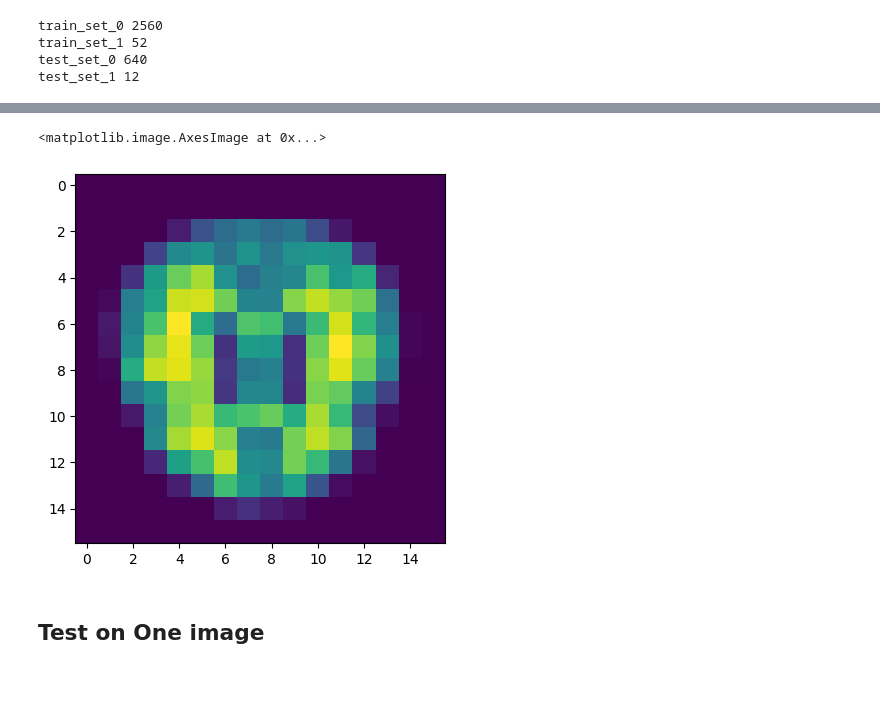
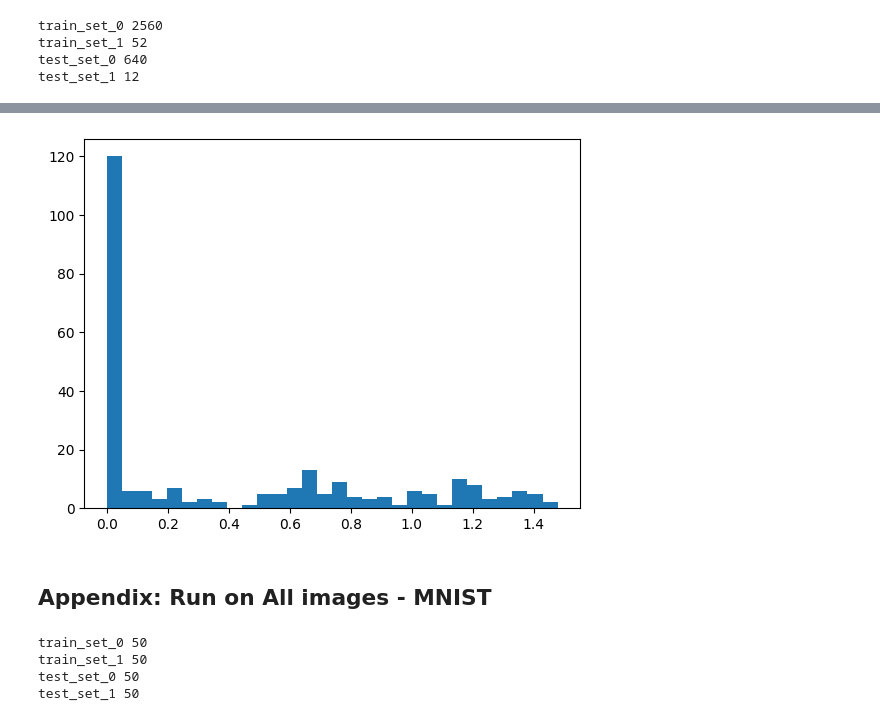
Before and after one commit to PrinceJavier/qnt_alzmrs_pred, a Jupyter notebook: get_theta_rep.ipynb, the cells around one changed output, grey strips where cells are left out. Cells and saved outputs as stored; diff of their text form; code cells hidden in the pictures; blank space fills up the shorter version.

```diff
--- a/get_theta_rep.ipynb
+++ b/get_theta_rep.ipynb
@@ -84,31 +116,0 @@ np.save('data/processed/test_set_mtx_1.npy', test_set_1b)
-# %%
-plt.imshow(np.array(test_set_1b[0]))
-# %% [output]
-<matplotlib.image.AxesImage at 0x...>
-[figure, removed]
-# %% [markdown]
-## Test on One image
-# %%
-for i in range(5):
-    f, axs = plt.subplots(1, 2)
-
-    filepath = train_set_1[i]
-
-    # Unflattened
-    img1 = load_transform(filepath,
-                         img_size = img_size,
-                         conv_to_theta=True,
-                         flatten=False
-                        )
-
-    filepath = train_set_0[i]
-
-    # Unflattened
-    img0 = load_transform(filepath,
-                         img_size = img_size,
-                         conv_to_theta=True,
-                         flatten=False
-                        )
-    axs[0].imshow(img0)
-    axs[1].imshow(img1)
-    plt.show()
@@ -126,0 +117,39 @@ print(img[:100])
+# %%
+# run for all
+train_set_0b = np.array([load_transform(f, img_size=img_size) for f in train_set_0])
+train_set_1b = np.array([load_transform(f, img_size=img_size) for f in train_set_1])
+
+test_set_0b = np.array([load_transform(f, img_size=img_size) for f in test_set_0])
+test_set_1b = np.array([load_transform(f, img_size=img_size) for f in test_set_1])
+
+# save
+np.save('data/processed/train_set_0.npy', train_set_0b)
+np.save('data/processed/train_set_1.npy', train_set_1b)
+
+np.save('data/processed/test_set_0.npy', test_set_0b)
+np.save('data/processed/test_set_1.npy', test_set_1b)
+
+plt.hist(test_set_1b[0].flatten(), bins=30)
+plt.show()
+# %% [output]
+[figure, added]
+# %% [markdown]
+## Appendix: Run on All images - MNIST
+# %%
+import glob
+train_set_0 = glob.glob("data/mnist_train/0/*.jpg")[:50]
+train_set_1 = glob.glob("data/mnist_train/1/*.jpg")[:50]
+
+test_set_0 = glob.glob("data/mnist_test/0/*.jpg")[:50]
+test_set_1 = glob.glob("data/mnist_test/1/*.jpg")[:50]
+
+print("train_set_0", len(train_set_0))
+print("train_set_1", len(train_set_1))
+
+print("test_set_0", len(test_set_0))
+print("test_set_1", len(test_set_1))
+# %% [output]
+train_set_0 50
+train_set_1 50
+test_set_0 50
+test_set_1 50
```
Also changed, not shown: parts of 13 cells of this notebook.
